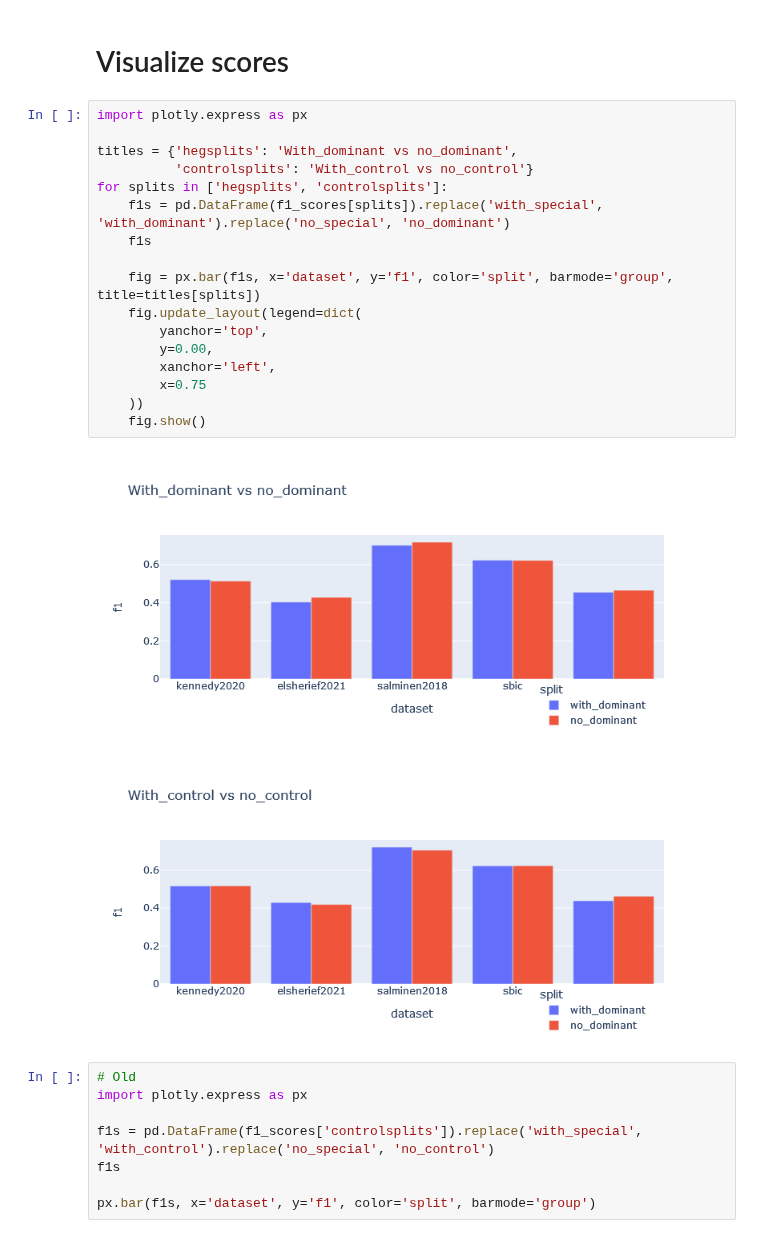
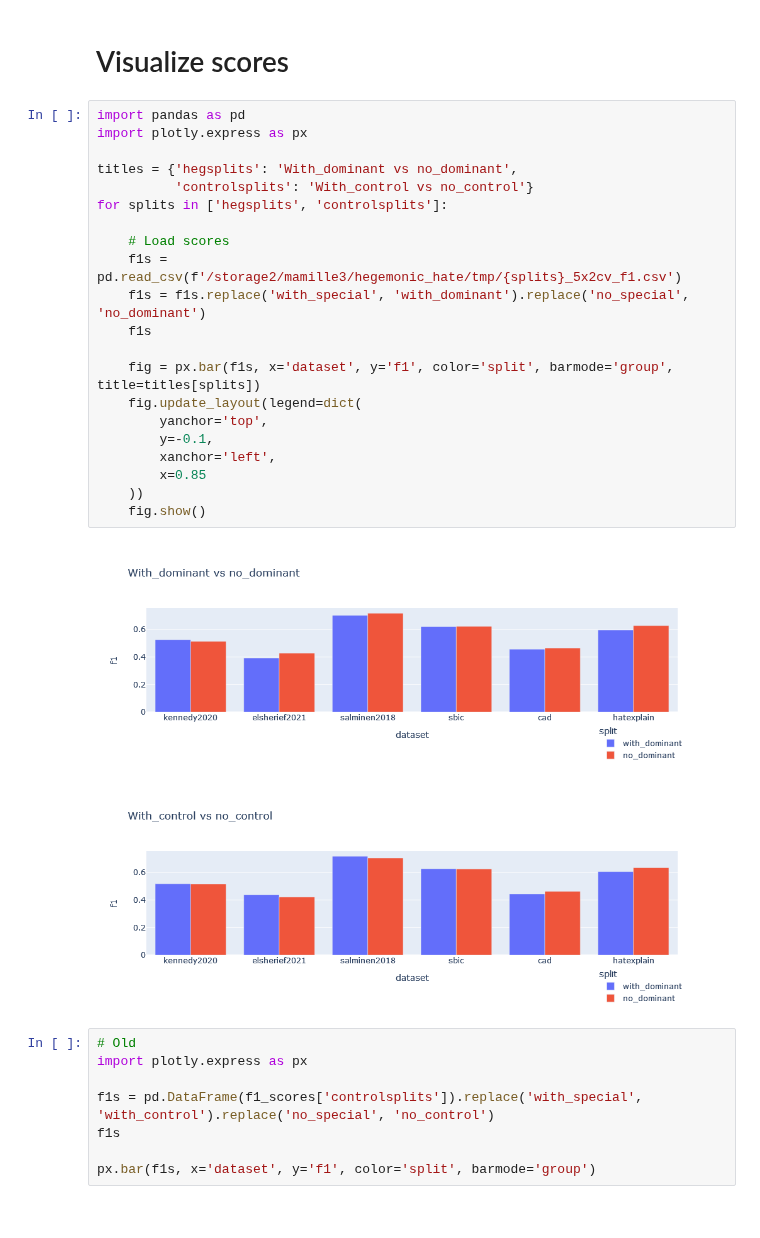
Before and after one commit to michaelmilleryoder/hate_speech_identities, a Jupyter notebook: jupyter/lr_hate_speech_classifier.ipynb, the cells around one changed output. Drawn from its saved outputs; the diff is of its cells as text.

```diff
--- a/jupyter/lr_hate_speech_classifier.ipynb
+++ b/jupyter/lr_hate_speech_classifier.ipynb
@@ -308,25 +310,29 @@ for splits in ['hegsplits', 'controlsplit']:
 # %% [markdown]
 # Visualize scores
 # %%
+import pandas as pd
 import plotly.express as px
 
 titles = {'hegsplits': 'With_dominant vs no_dominant',
           'controlsplits': 'With_control vs no_control'}
 for splits in ['hegsplits', 'controlsplits']:
-    f1s = pd.DataFrame(f1_scores[splits]).replace('with_special', 'with_dominant').replace('no_special', 'no_dominant')
+
+    # Load scores
+    f1s = pd.read_csv(f'/storage2/mamille3/hegemonic_hate/tmp/{splits}_5x2cv_f1.csv')
+    f1s = f1s.replace('with_special', 'with_dominant').replace('no_special', 'no_dominant')
     f1s
 
     fig = px.bar(f1s, x='dataset', y='f1', color='split', barmode='group', title=titles[splits])
     fig.update_layout(legend=dict(
         yanchor='top',
-        y=0.00,
+        y=-0.1,
         xanchor='left',
-        x=0.75
+        x=0.85
     ))
     fig.show()
 # %% [output]
-[figure, old version]
+[figure, new version]
-[figure, old version]
+[figure, new version]
 # %%
 # Old
 import plotly.express as px
```
Also changed, not shown: parts of 1 cell of this notebook, 8 other files.
